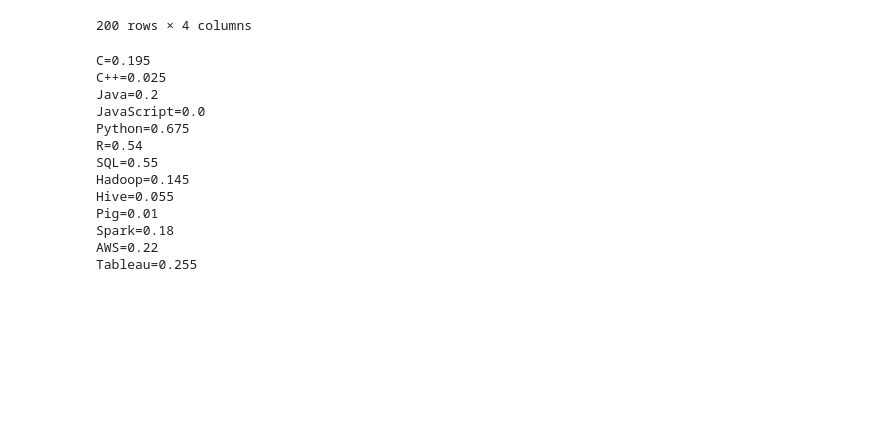
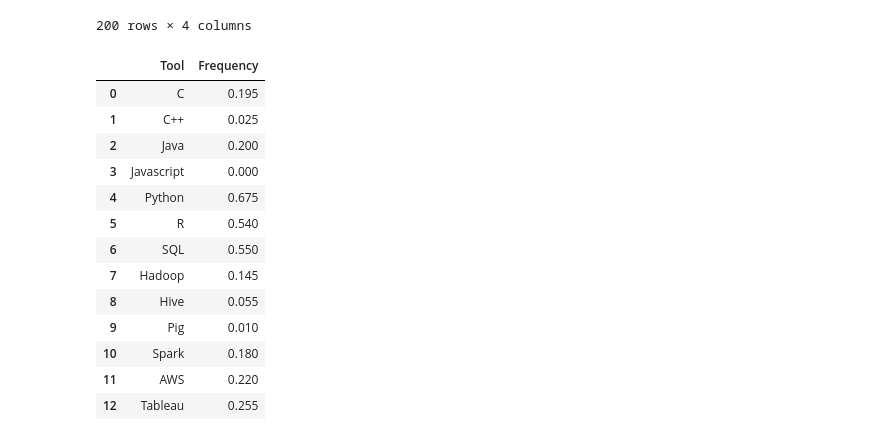
Before and after one commit to Marthalin/HW2, a Jupyter notebook: Q1.ipynb, the cells around one changed output. Cells and saved outputs as stored; diff of their text form; code cells hidden in the pictures; blank space fills up the shorter version.

```diff
--- a/Q1.ipynb
+++ b/Q1.ipynb
@@ -78,31 +78,28 @@ mention_pig = description.str.contains(r'\bPig\b').sum()/200
 mention_spark = description.str.contains(r'\bSpark\b').sum()/200
 mention_aws = (description.str.contains(r'\bAWS\b').sum()+description.str.contains(r'\bAmazon Web Services\b').sum())/200
 mention_tableau = description.str.contains(r'\bTableau\b').sum()/200
-
-print("C=" + str(mention_c))
-print("C++=" + str(mention_cplus))
-print("Java=" + str(mention_java))
-print("JavaScript=" + str(mention_javascript))
-print("Python=" + str(mention_python))
-print("R="+ str(mention_r))
-print("SQL="+ str(mention_sql))
-print("Hadoop="+ str(mention_hadoop))
-print("Hive="+ str(mention_hive))
-print("Pig="+ str(mention_pig))
-print("Spark="+ str(mention_spark))
-print("AWS="+ str(mention_aws))
-print("Tableau="+ str(mention_tableau))
-# %% [output]
-C=0.195
-C++=0.025
-Java=0.2
-JavaScript=0.0
-Python=0.675
-R=0.54
-SQL=0.55
-Hadoop=0.145
-Hive=0.055
-Pig=0.01
-Spark=0.18
-AWS=0.22
-Tableau=0.255
+# %%
+tool = ['C', 'C++', 'Java', 'Javascript', 'Python', 'R', 'SQL', 'Hadoop',
+        'Hive', 'Pig', 'Spark', 'AWS', 'Tableau']
+frequency = [mention_c, mention_cplus, mention_java, mention_javascript,
+            mention_python, mention_r, mention_sql, mention_hadoop, mention_hive,
+            mention_pig, mention_spark, mention_aws, mention_tableau]
+table = {'Tool' : tool, 'Frequency' : frequency}
+
+df = pd.DataFrame.from_dict(table)
+df
+# %% [output]
+|  | Tool | Frequency |
+| 0 | C | 0.195 |
+| 1 | C++ | 0.025 |
+| 2 | Java | 0.200 |
+| 3 | Javascript | 0.000 |
+| 4 | Python | 0.675 |
+| 5 | R | 0.540 |
+| 6 | SQL | 0.550 |
+| 7 | Hadoop | 0.145 |
+| 8 | Hive | 0.055 |
+| 9 | Pig | 0.010 |
+| 10 | Spark | 0.180 |
+| 11 | AWS | 0.220 |
+| 12 | Tableau | 0.255 |
```
